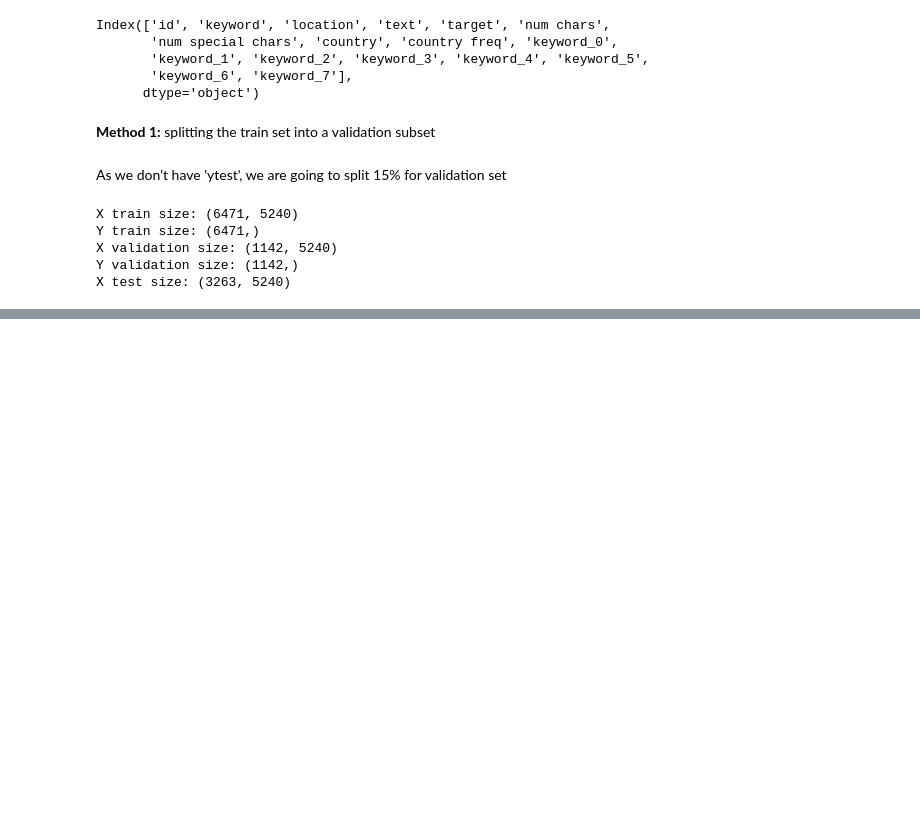
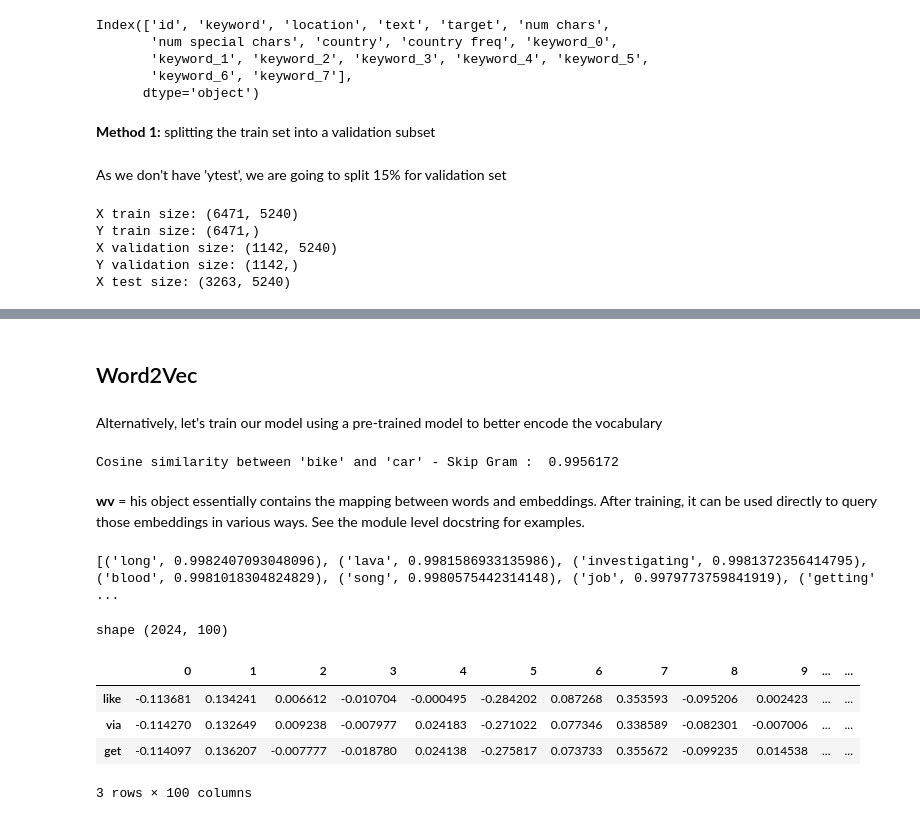
Before and after one commit to raissalohanna/DataLab-FinalProject, a Jupyter notebook: NLP Tweet Disaster.ipynb, the cells around one changed output, grey strips where cells are left out. Saved outputs shown, nothing was run; the diff lists cells and outputs as text; code cells hidden in the pictures; blank space fills up the shorter version.

```diff
--- a/NLP Tweet Disaster.ipynb
+++ b/NLP Tweet Disaster.ipynb
@@ -1001,0 +1070,4 @@ pd.DataFrame(ypred_RF)
+# %% [markdown]
+## Word2Vec
+# %% [markdown]
+Alternatively, let's train our model using a pre-trained model to better encode the vocabulary
@@ -1001,0 +1077,7 @@ pd.DataFrame(ypred_RF)
+# %%
+# Print results
+print("Cosine similarity between 'bike' " +
+          "and 'car' - Skip Gram : ",
+    model2.wv.similarity('bike', 'car'))
+# %% [output]
+Cosine similarity between 'bike' and 'car' - Skip Gram :  0.9956172
@@ -1001,0 +1091,6 @@ pd.DataFrame(ypred_RF)
+# %% [markdown]
+**wv** = his object essentially contains the mapping between words and embeddings. After training, it can be used directly to query those embeddings in various ways. See the module level docstring for examples.
+# %%
+print(model.wv.most_similar('car'))
+# %% [output]
+[('long', 0.9982407093048096), ('lava', 0.9981586933135986), ('investigating', 0.9981372356414795), ('blood', 0.9981018304824829), ('song', 0.9980575442314148), ('job', 0.9979773759841919), ('getting' ...
@@ -1001,0 +1105,10 @@ pd.DataFrame(ypred_RF)
+# %%
+print("shape", emb_df.shape)
+emb_df.head(3)
+# %% [output]
+shape (2024, 100)
+|  | 0 | 1 | 2 | 3 | 4 | 5 | 6 | 7 | 8 | 9 | ... | ... |
+| like | -0.113681 | 0.134241 | 0.006612 | -0.010704 | -0.000495 | -0.284202 | 0.087268 | 0.353593 | -0.095206 | 0.002423 | ... | ... |
+| via | -0.114270 | 0.132649 | 0.009238 | -0.007977 | 0.024183 | -0.271022 | 0.077346 | 0.338589 | -0.082301 | -0.007006 | ... | ... |
+| get | -0.114097 | 0.136207 | -0.007777 | -0.018780 | 0.024138 | -0.275817 | 0.073733 | 0.355672 | -0.099235 | 0.014538 | ... | ... |
+3 rows × 100 columns
```
Also changed, not shown: parts of 26 cells of this notebook.
